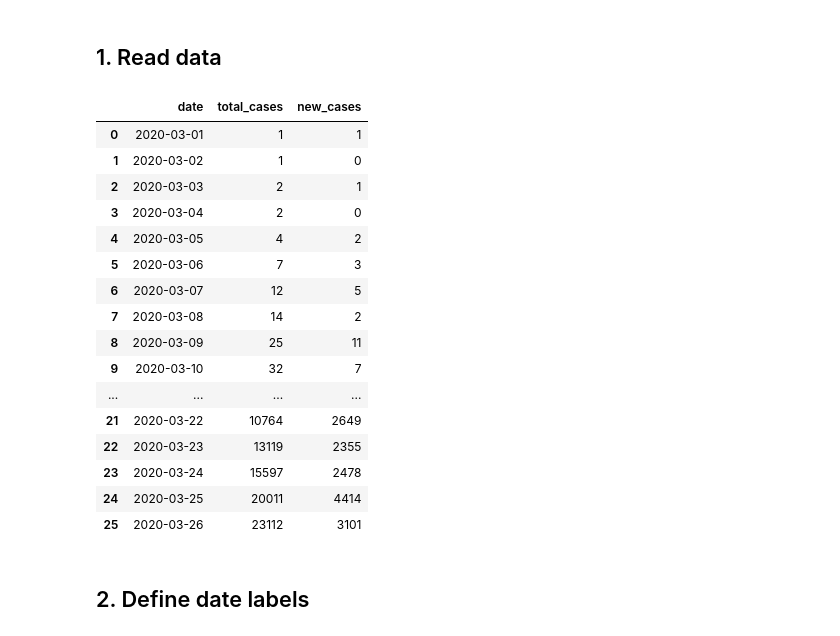
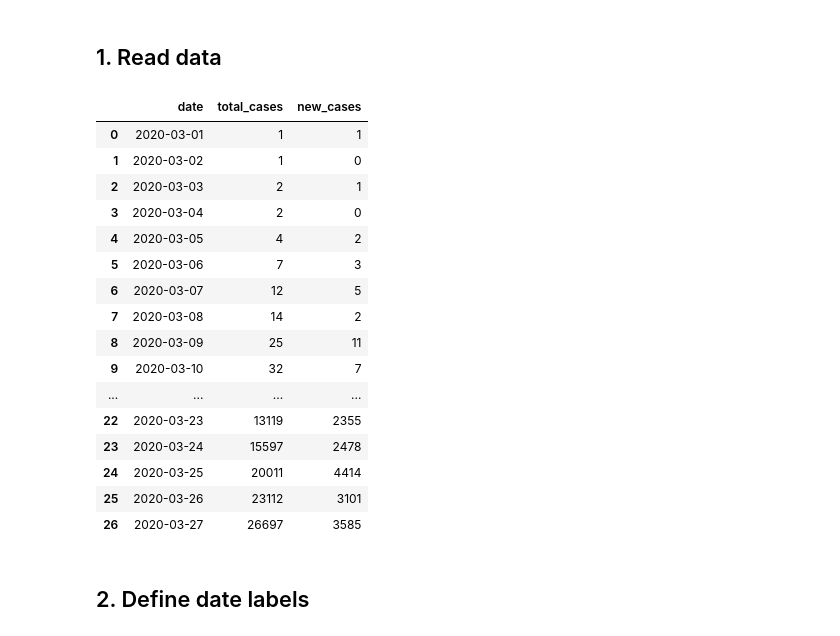
Before and after one commit to carlos-afonso/COVID-19, a Jupyter notebook: notebooks/nyc-covid-19-cases-over-time.ipynb, the cells around one changed output. Drawn from its saved outputs; the diff is of its cells as text; code cells hidden in the pictures.

```diff
--- a/notebooks/nyc-covid-19-cases-over-time.ipynb
+++ b/notebooks/nyc-covid-19-cases-over-time.ipynb
@@ -11,31 +12,31 @@ import pandas as pd
 # %% [markdown]
 ## 1. Read data
 # %%
-update_str = 'as reported by NYC Health on March 26, 2020, 5:00 pm'
+update_str = 'as reported by NYC Health on March 27, 2020, 4:00 pm'
 source_str = 'Data: nyc.gov/coronavirus - Plot: carlos-afonso.github.io/COVID-19'
 
 data_file = '../data/nyc-health-daily-updates/cases/nyc-covid-19-cases-over-time.csv'
 
 df = pd.read_csv(data_file)
 df
 # %% [output]
 |  | date | total_cases | new_cases |
 | 0 | 2020-03-01 | 1 | 1 |
 | 1 | 2020-03-02 | 1 | 0 |
 | 2 | 2020-03-03 | 2 | 1 |
 | 3 | 2020-03-04 | 2 | 0 |
 | 4 | 2020-03-05 | 4 | 2 |
 | 5 | 2020-03-06 | 7 | 3 |
 | 6 | 2020-03-07 | 12 | 5 |
 | 7 | 2020-03-08 | 14 | 2 |
 | 8 | 2020-03-09 | 25 | 11 |
 | 9 | 2020-03-10 | 32 | 7 |
 | ... | ... | ... | ... |
-| 21 | 2020-03-22 | 10764 | 2649 |
 | 22 | 2020-03-23 | 13119 | 2355 |
 | 23 | 2020-03-24 | 15597 | 2478 |
 | 24 | 2020-03-25 | 20011 | 4414 |
 | 25 | 2020-03-26 | 23112 | 3101 |
+| 26 | 2020-03-27 | 26697 | 3585 |
 # %% [markdown]
 ## 2. Define date labels
 # %%
```
Also changed, not shown: parts of 11 cells of this notebook, 9 other files.
